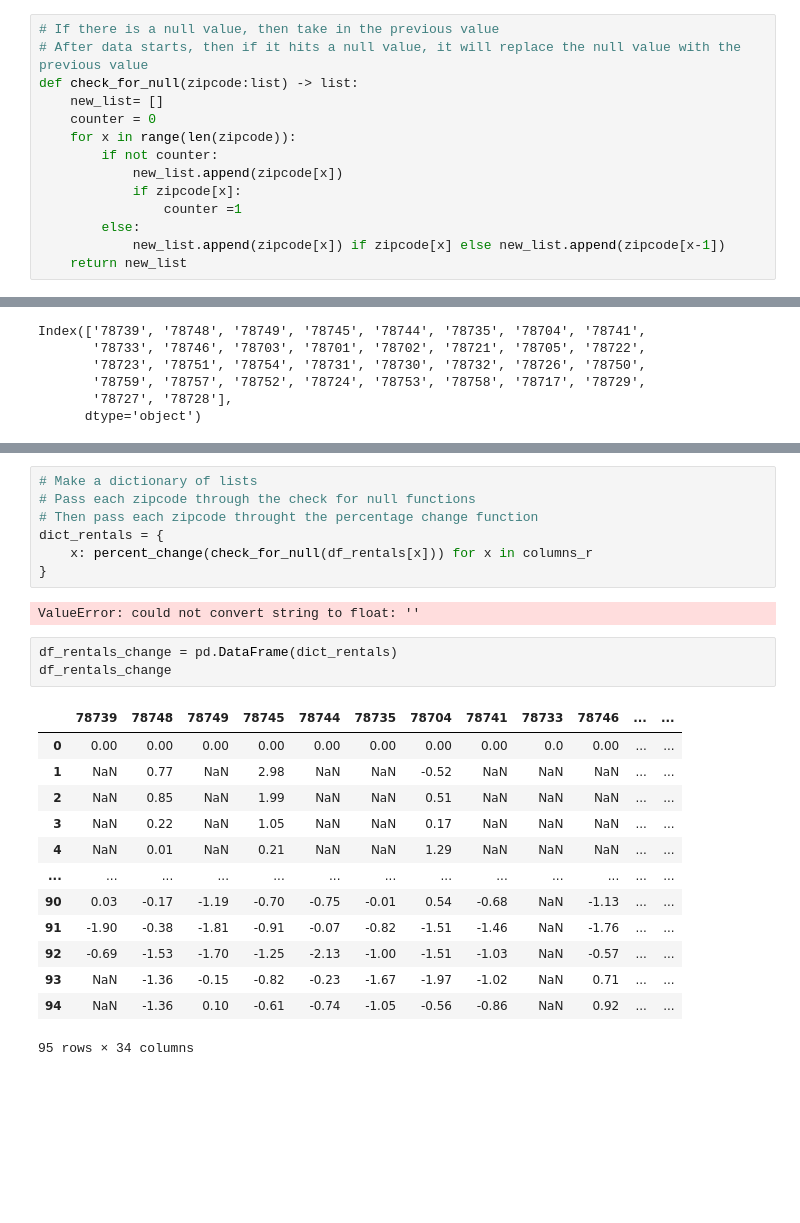
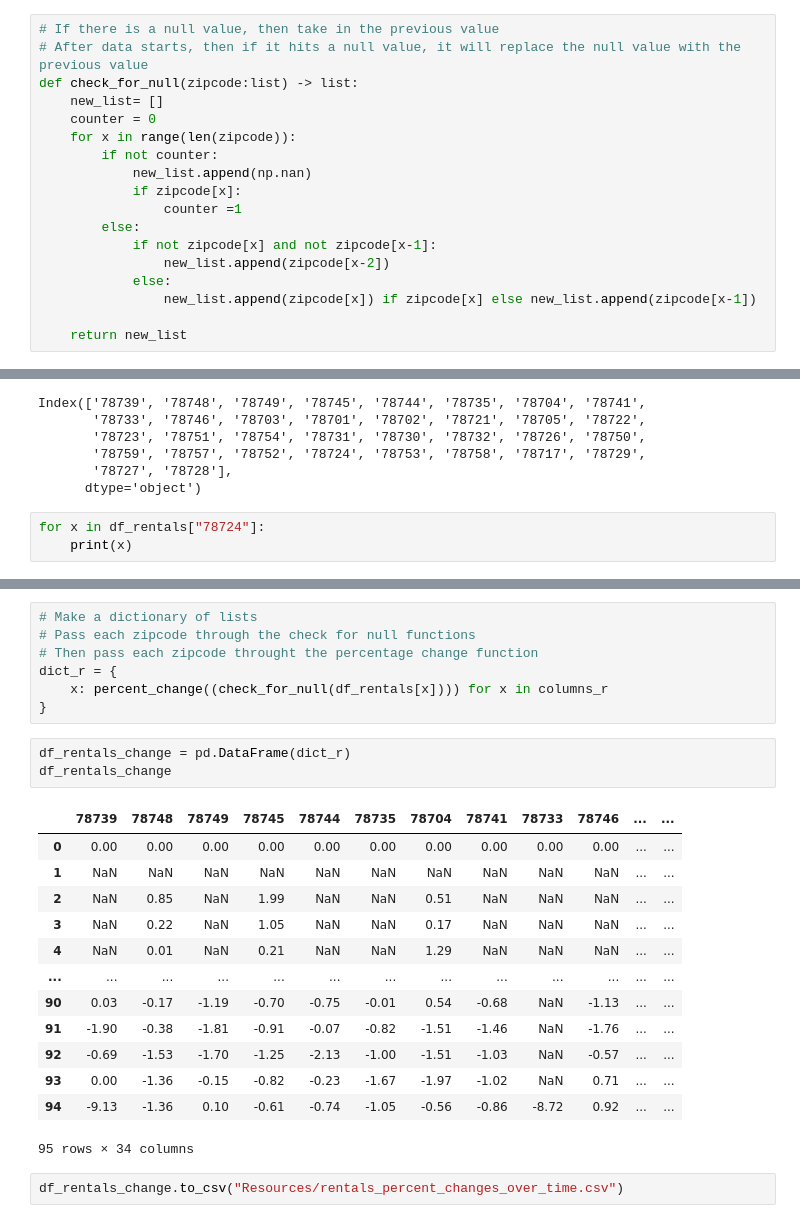
Before and after one commit to JenniferM-BShulyak/zillow_austin_housing_market, a Jupyter notebook: percentage_change_setup.ipynb, the cells around one changed output, grey strips where cells are left out. Cells and saved outputs as stored; diff of their text form; blank space fills up the shorter version.

```diff
--- a/percentage_change_setup.ipynb
+++ b/percentage_change_setup.ipynb
@@ -10,11 +11,15 @@ def check_for_null(zipcode:list) -> list:
     counter = 0
     for x in range(len(zipcode)):
         if not counter:
-            new_list.append(zipcode[x])
+            new_list.append(np.nan)
             if zipcode[x]:
                 counter =1
         else:
-            new_list.append(zipcode[x]) if zipcode[x] else new_list.append(zipcode[x-1])
+            if not zipcode[x] and not zipcode[x-1]:
+                new_list.append(zipcode[x-2])
+            else:
+                new_list.append(zipcode[x]) if zipcode[x] else new_list.append(zipcode[x-1])
+
     return new_list
 # %%
 #Check to ensure function works as designed
@@ -120,3 +125,6 @@ Index(['78739', '78748', '78749', '78745', '78744', '78735', '78704', '78741',
        '78759', '78757', '78752', '78724', '78753', '78758', '78717', '78729',
        '78727', '78728'],
       dtype='object')
+# %%
+for x in df_rentals["78724"]:
+    print(x)
@@ -144,18 +174,16 @@ check_for_null(df_rentals['78739'])
 # Make a dictionary of lists
 # Pass each zipcode through the check for null functions
 # Then pass each zipcode throught the percentage change function
-dict_rentals = {
-    x: percent_change(check_for_null(df_rentals[x])) for x in columns_r
+dict_r = {
+    x: percent_change((check_for_null(df_rentals[x]))) for x in columns_r
 }
-# %% [output]
-ValueError: could not convert string to float: ''
 # %%
-df_rentals_change = pd.DataFrame(dict_rentals)
+df_rentals_change = pd.DataFrame(dict_r)
 df_rentals_change
 # %% [output]
 |  | 78739 | 78748 | 78749 | 78745 | 78744 | 78735 | 78704 | 78741 | 78733 | 78746 | ... | ... |
-| 0 | 0.00 | 0.00 | 0.00 | 0.00 | 0.00 | 0.00 | 0.00 | 0.00 | 0.0 | 0.00 | ... | ... |
-| 1 | NaN | 0.77 | NaN | 2.98 | NaN | NaN | -0.52 | NaN | NaN | NaN | ... | ... |
+| 0 | 0.00 | 0.00 | 0.00 | 0.00 | 0.00 | 0.00 | 0.00 | 0.00 | 0.00 | 0.00 | ... | ... |
+| 1 | NaN | NaN | NaN | NaN | NaN | NaN | NaN | NaN | NaN | NaN | ... | ... |
 | 2 | NaN | 0.85 | NaN | 1.99 | NaN | NaN | 0.51 | NaN | NaN | NaN | ... | ... |
 | 3 | NaN | 0.22 | NaN | 1.05 | NaN | NaN | 0.17 | NaN | NaN | NaN | ... | ... |
 | 4 | NaN | 0.01 | NaN | 0.21 | NaN | NaN | 1.29 | NaN | NaN | NaN | ... | ... |
@@ -163,6 +191,8 @@ df_rentals_change
 | 90 | 0.03 | -0.17 | -1.19 | -0.70 | -0.75 | -0.01 | 0.54 | -0.68 | NaN | -1.13 | ... | ... |
 | 91 | -1.90 | -0.38 | -1.81 | -0.91 | -0.07 | -0.82 | -1.51 | -1.46 | NaN | -1.76 | ... | ... |
 | 92 | -0.69 | -1.53 | -1.70 | -1.25 | -2.13 | -1.00 | -1.51 | -1.03 | NaN | -0.57 | ... | ... |
-| 93 | NaN | -1.36 | -0.15 | -0.82 | -0.23 | -1.67 | -1.97 | -1.02 | NaN | 0.71 | ... | ... |
-| 94 | NaN | -1.36 | 0.10 | -0.61 | -0.74 | -1.05 | -0.56 | -0.86 | NaN | 0.92 | ... | ... |
+| 93 | 0.00 | -1.36 | -0.15 | -0.82 | -0.23 | -1.67 | -1.97 | -1.02 | NaN | 0.71 | ... | ... |
+| 94 | -9.13 | -1.36 | 0.10 | -0.61 | -0.74 | -1.05 | -0.56 | -0.86 | -8.72 | 0.92 | ... | ... |
 95 rows × 34 columns
+# %%
+df_rentals_change.to_csv("Resources/rentals_percent_changes_over_time.csv")
```
Also changed, not shown: parts of 6 cells of this notebook, 1 other file.
